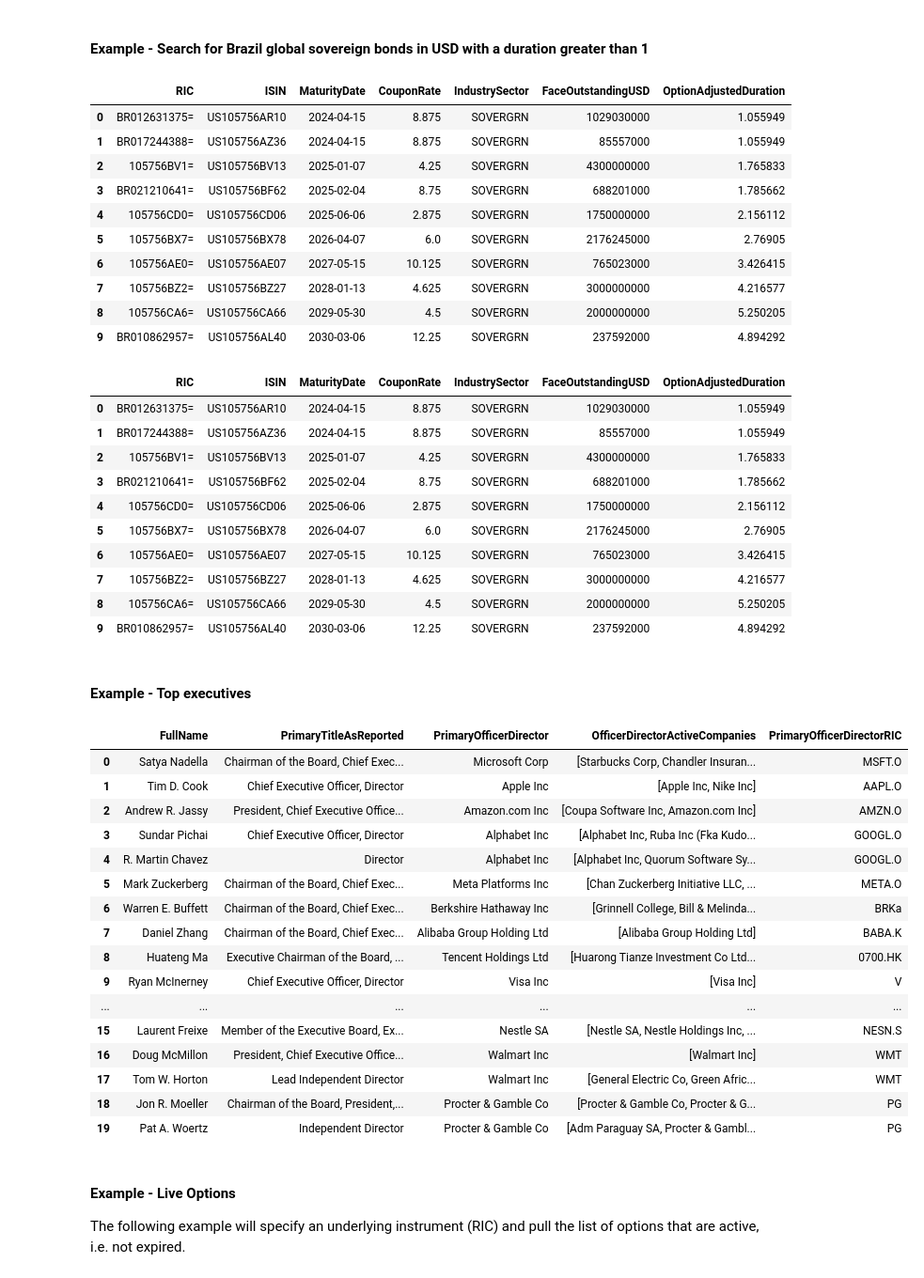
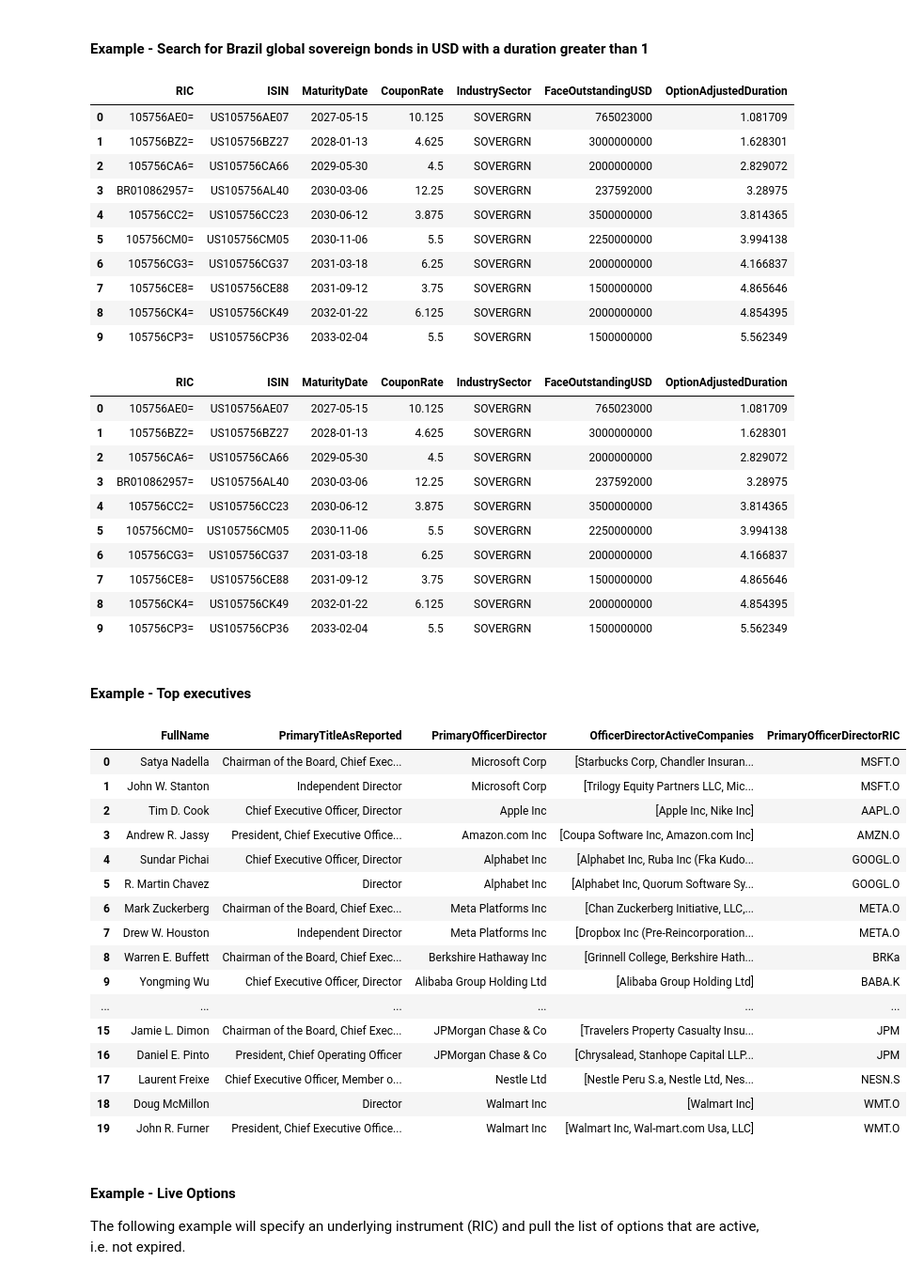
Before and after one commit to LSEG-API-Samples/Article.DataLibrary.Python.Search, a Jupyter notebook: Search - Filter.ipynb, the cells around one changed output. Shown at 94% size. Drawn from its saved outputs; the diff is of its cells as text; code cells hidden in the pictures.

```diff
--- a/Search - Filter.ipynb
+++ b/Search - Filter.ipynb
@@ -165,7 +187,7 @@ rd.discovery.search(
 # %% [markdown]
 #### Example - Search for Brazil global sovereign bonds in USD with a duration greater than 1
 # %%
-rd.discovery.search(
+ld.discovery.search(
     view=search.Views.FIXED_INCOME_INSTRUMENTS,
     filter = "RCSIssuerCountryLeaf eq 'Brazil' and \
               RCSCurrencyLeaf eq 'US Dollar' and \
@@ -175,20 +197,20 @@ rd.discovery.search(
 )
 # %% [output]
 |  | RIC | ISIN | MaturityDate | CouponRate | IndustrySector | FaceOutstandingUSD | OptionAdjustedDuration |
-| 0 | BR012631375= | US105756AR10 | 2024-04-15 | 8.875 | SOVERGRN | 1029030000 | 1.055949 |
-| 1 | BR017244388= | US105756AZ36 | 2024-04-15 | 8.875 | SOVERGRN | 85557000 | 1.055949 |
-| 2 | 105756BV1= | US105756BV13 | 2025-01-07 | 4.25 | SOVERGRN | 4300000000 | 1.765833 |
-| 3 | BR021210641= | US105756BF62 | 2025-02-04 | 8.75 | SOVERGRN | 688201000 | 1.785662 |
-| 4 | 105756CD0= | US105756CD06 | 2025-06-06 | 2.875 | SOVERGRN | 1750000000 | 2.156112 |
-| 5 | 105756BX7= | US105756BX78 | 2026-04-07 | 6.0 | SOVERGRN | 2176245000 | 2.76905 |
-| 6 | 105756AE0= | US105756AE07 | 2027-05-15 | 10.125 | SOVERGRN | 765023000 | 3.426415 |
-| 7 | 105756BZ2= | US105756BZ27 | 2028-01-13 | 4.625 | SOVERGRN | 3000000000 | 4.216577 |
-| 8 | 105756CA6= | US105756CA66 | 2029-05-30 | 4.5 | SOVERGRN | 2000000000 | 5.250205 |
-| 9 | BR010862957= | US105756AL40 | 2030-03-06 | 12.25 | SOVERGRN | 237592000 | 4.894292 |
+| 0 | 105756AE0= | US105756AE07 | 2027-05-15 | 10.125 | SOVERGRN | 765023000 | 1.081709 |
+| 1 | 105756BZ2= | US105756BZ27 | 2028-01-13 | 4.625 | SOVERGRN | 3000000000 | 1.628301 |
+| 2 | 105756CA6= | US105756CA66 | 2029-05-30 | 4.5 | SOVERGRN | 2000000000 | 2.829072 |
+| 3 | BR010862957= | US105756AL40 | 2030-03-06 | 12.25 | SOVERGRN | 237592000 | 3.28975 |
+| 4 | 105756CC2= | US105756CC23 | 2030-06-12 | 3.875 | SOVERGRN | 3500000000 | 3.814365 |
+| 5 | 105756CM0= | US105756CM05 | 2030-11-06 | 5.5 | SOVERGRN | 2250000000 | 3.994138 |
+| 6 | 105756CG3= | US105756CG37 | 2031-03-18 | 6.25 | SOVERGRN | 2000000000 | 4.166837 |
+| 7 | 105756CE8= | US105756CE88 | 2031-09-12 | 3.75 | SOVERGRN | 1500000000 | 4.865646 |
+| 8 | 105756CK4= | US105756CK49 | 2032-01-22 | 6.125 | SOVERGRN | 2000000000 | 4.854395 |
+| 9 | 105756CP3= | US105756CP36 | 2033-02-04 | 5.5 | SOVERGRN | 1500000000 | 5.562349 |
 # %%
 # Alternatively, you have the option of trying it this way which will render the same results
 # using alternative filter properties, i.e. IssuerCountryName, IndustrySectorDescrioption and Currency
-rd.discovery.search(
+ld.discovery.search(
     view=search.Views.FIXED_INCOME_INSTRUMENTS,
     filter = "IssuerCountryName eq 'Brazil' and \
               OptionAdjustedDuration gt 1 and \
@@ -197,46 +219,46 @@ rd.discovery.search(
 )
 # %% [output]
 |  | RIC | ISIN | MaturityDate | CouponRate | IndustrySector | FaceOutstandingUSD | OptionAdjustedDuration |
-| 0 | BR012631375= | US105756AR10 | 2024-04-15 | 8.875 | SOVERGRN | 1029030000 | 1.055949 |
-| 1 | BR017244388= | US105756AZ36 | 2024-04-15 | 8.875 | SOVERGRN | 85557000 | 1.055949 |
-| 2 | 105756BV1= | US105756BV13 | 2025-01-07 | 4.25 | SOVERGRN | 4300000000 | 1.765833 |
-| 3 | BR021210641= | US105756BF62 | 2025-02-04 | 8.75 | SOVERGRN | 688201000 | 1.785662 |
-| 4 | 105756CD0= | US105756CD06 | 2025-06-06 | 2.875 | SOVERGRN | 1750000000 | 2.156112 |
-| 5 | 105756BX7= | US105756BX78 | 2026-04-07 | 6.0 | SOVERGRN | 2176245000 | 2.76905 |
-| 6 | 105756AE0= | US105756AE07 | 2027-05-15 | 10.125 | SOVERGRN | 765023000 | 3.426415 |
-| 7 | 105756BZ2= | US105756BZ27 | 2028-01-13 | 4.625 | SOVERGRN | 3000000000 | 4.216577 |
-| 8 | 105756CA6= | US105756CA66 | 2029-05-30 | 4.5 | SOVERGRN | 2000000000 | 5.250205 |
-| 9 | BR010862957= | US105756AL40 | 2030-03-06 | 12.25 | SOVERGRN | 237592000 | 4.894292 |
+| 0 | 105756AE0= | US105756AE07 | 2027-05-15 | 10.125 | SOVERGRN | 765023000 | 1.081709 |
+| 1 | 105756BZ2= | US105756BZ27 | 2028-01-13 | 4.625 | SOVERGRN | 3000000000 | 1.628301 |
+| 2 | 105756CA6= | US105756CA66 | 2029-05-30 | 4.5 | SOVERGRN | 2000000000 | 2.829072 |
+| 3 | BR010862957= | US105756AL40 | 2030-03-06 | 12.25 | SOVERGRN | 237592000 | 3.28975 |
+| 4 | 105756CC2= | US105756CC23 | 2030-06-12 | 3.875 | SOVERGRN | 3500000000 | 3.814365 |
+| 5 | 105756CM0= | US105756CM05 | 2030-11-06 | 5.5 | SOVERGRN | 2250000000 | 3.994138 |
+| 6 | 105756CG3= | US105756CG37 | 2031-03-18 | 6.25 | SOVERGRN | 2000000000 | 4.166837 |
+| 7 | 105756CE8= | US105756CE88 | 2031-09-12 | 3.75 | SOVERGRN | 1500000000 | 4.865646 |
+| 8 | 105756CK4= | US105756CK49 | 2032-01-22 | 6.125 | SOVERGRN | 2000000000 | 4.854395 |
+| 9 | 105756CP3= | US105756CP36 | 2033-02-04 | 5.5 | SOVERGRN | 1500000000 | 5.562349 |
 # %% [markdown]
 #### Example - Top executives
 # %%
 # Using the People View, we can utilize the OfficerDirector property, which contains a number of nested or sub-properties
 # that allow me to perform a more fine-grained search against active people that have been assigned a title code of
 # CEO (Chief Executive Officer). The results are listed based on a default rank defined by the search service.
-rd.discovery.search(
+ld.discovery.search(
     view = search.Views.PEOPLE,
     filter = "OfficerDirector(RoleTitleCode eq 'CEO' and RoleStatus eq 'Active')",
     top = 20,
     select = "FullName, PrimaryTitleAsReported, PrimaryOfficerDirector, RIC, OfficerDirectorActiveCompanies, PrimaryOfficerDirectorRIC"
 )
 # %% [output]
 |  | FullName | PrimaryTitleAsReported | PrimaryOfficerDirector | OfficerDirectorActiveCompanies | PrimaryOfficerDirectorRIC |
 | 0 | Satya Nadella | Chairman of the Board, Chief Exec... | Microsoft Corp | [Starbucks Corp, Chandler Insuran... | MSFT.O |
-| 1 | Tim D. Cook | Chief Executive Officer, Director | Apple Inc | [Apple Inc, Nike Inc] | AAPL.O |
-| 2 | Andrew R. Jassy | President, Chief Executive Office... | Amazon.com Inc | [Coupa Software Inc, Amazon.com Inc] | AMZN.O |
-| 3 | Sundar Pichai | Chief Executive Officer, Director | Alphabet Inc | [Alphabet Inc, Ruba Inc (Fka Kudo... | GOOGL.O |
-| 4 | R. Martin Chavez | Director | Alphabet Inc | [Alphabet Inc, Quorum Software Sy... | GOOGL.O |
-| 5 | Mark Zuckerberg | Chairman of the Board, Chief Exec... | Meta Platforms Inc | [Chan Zuckerberg Initiative LLC, ... | META.O |
-| 6 | Warren E. Buffett | Chairman of the Board, Chief Exec... | Berkshire Hathaway Inc | [Grinnell College, Bill & Melinda... | BRKa |
-| 7 | Daniel Zhang | Chairman of the Board, Chief Exec... | Alibaba Group Holding Ltd | [Alibaba Group Holding Ltd] | BABA.K |
-| 8 | Huateng Ma | Executive Chairman of the Board, ... | Tencent Holdings Ltd | [Huarong Tianze Investment Co Ltd... | 0700.HK |
-| 9 | Ryan McInerney | Chief Executive Officer, Director | Visa Inc | [Visa Inc] | V |
+| 1 | John W. Stanton | Independent Director | Microsoft Corp | [Trilogy Equity Partners LLC, Mic... | MSFT.O |
+| 2 | Tim D. Cook | Chief Executive Officer, Director | Apple Inc | [Apple Inc, Nike Inc] | AAPL.O |
+| 3 | Andrew R. Jassy | President, Chief Executive Office... | Amazon.com Inc | [Coupa Software Inc, Amazon.com Inc] | AMZN.O |
+| 4 | Sundar Pichai | Chief Executive Officer, Director | Alphabet Inc | [Alphabet Inc, Ruba Inc (Fka Kudo... | GOOGL.O |
+| 5 | R. Martin Chavez | Director | Alphabet Inc | [Alphabet Inc, Quorum Software Sy... | GOOGL.O |
+| 6 | Mark Zuckerberg | Chairman of the Board, Chief Exec... | Meta Platforms Inc | [Chan Zuckerberg Initiative, LLC,... | META.O |
+| 7 | Drew W. Houston | Independent Director | Meta Platforms Inc | [Dropbox Inc (Pre-Reincorporation... | META.O |
+| 8 | Warren E. Buffett | Chairman of the Board, Chief Exec... | Berkshire Hathaway Inc | [Grinnell College, Berkshire Hath... | BRKa |
+| 9 | Yongming Wu | Chief Executive Officer, Director | Alibaba Group Holding Ltd | [Alibaba Group Holding Ltd] | BABA.K |
 | ... | ... | ... | ... | ... | ... |
-| 15 | Laurent Freixe | Member of the Executive Board, Ex... | Nestle SA | [Nestle SA, Nestle Holdings Inc, ... | NESN.S |
-| 16 | Doug McMillon | President, Chief Executive Office... | Walmart Inc | [Walmart Inc] | WMT |
-| 17 | Tom W. Horton | Lead Independent Director | Walmart Inc | [General Electric Co, Green Afric... | WMT |
-| 18 | Jon R. Moeller | Chairman of the Board, President,... | Procter & Gamble Co | [Procter & Gamble Co, Procter & G... | PG |
-| 19 | Pat A. Woertz | Independent Director | Procter & Gamble Co | [Adm Paraguay SA, Procter & Gambl... | PG |
+| 15 | Jamie L. Dimon | Chairman of the Board, Chief Exec... | JPMorgan Chase & Co | [Travelers Property Casualty Insu... | JPM |
+| 16 | Daniel E. Pinto | President, Chief Operating Officer | JPMorgan Chase & Co | [Chrysalead, Stanhope Capital LLP... | JPM |
+| 17 | Laurent Freixe | Chief Executive Officer, Member o... | Nestle Ltd | [Nestle Peru S.a, Nestle Ltd, Nes... | NESN.S |
+| 18 | Doug McMillon | Director | Walmart Inc | [Walmart Inc] | WMT.O |
+| 19 | John R. Furner | President, Chief Executive Office... | Walmart Inc | [Walmart Inc, Wal-mart.com Usa, LLC] | WMT.O |
 # %% [markdown]
 #### Example - Live Options
 The following example will specify an underlying instrument (RIC) and pull the list of options that are active, i.e. not expired.
```
Also changed, not shown: parts of 14 cells of this notebook, 7 other files.
